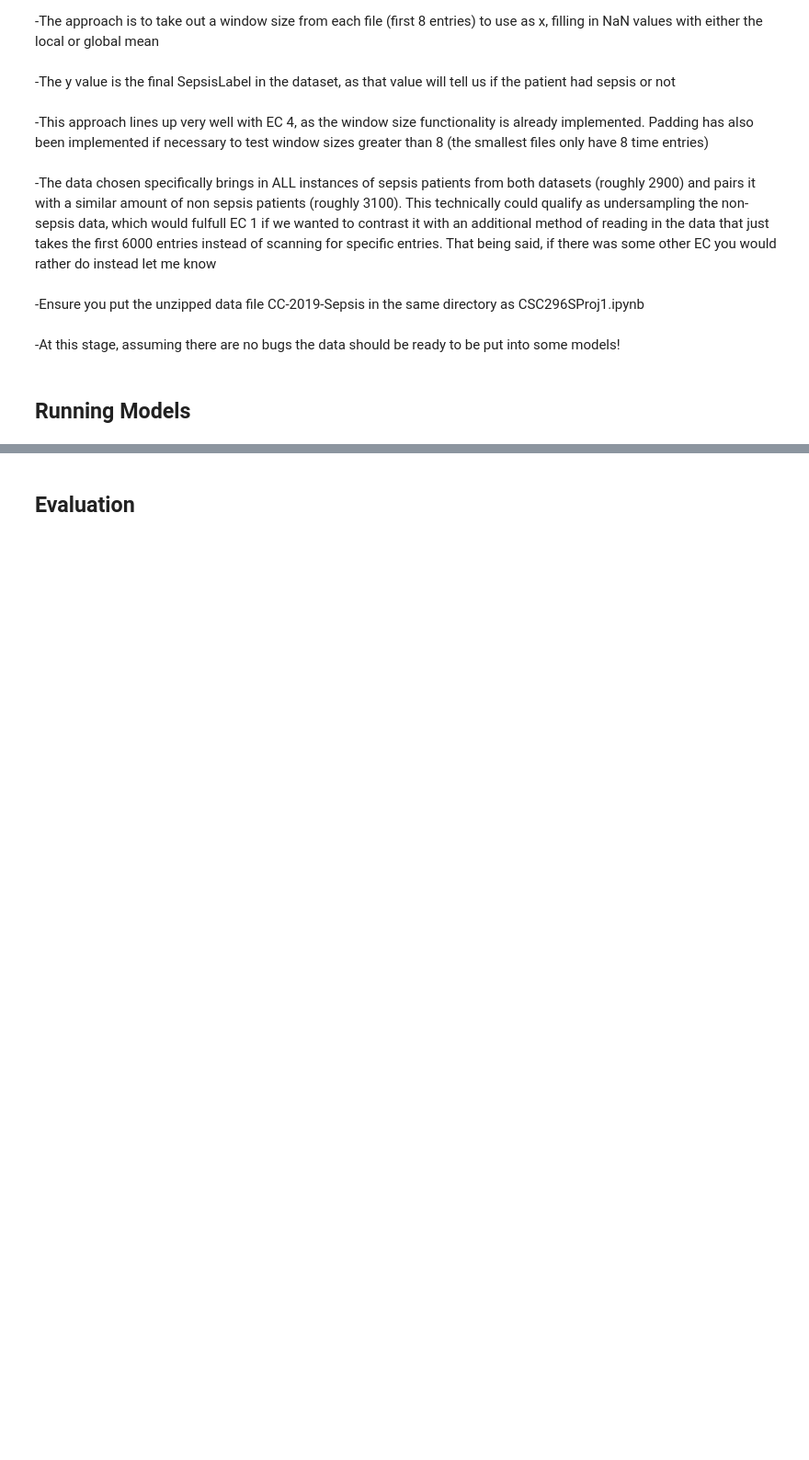
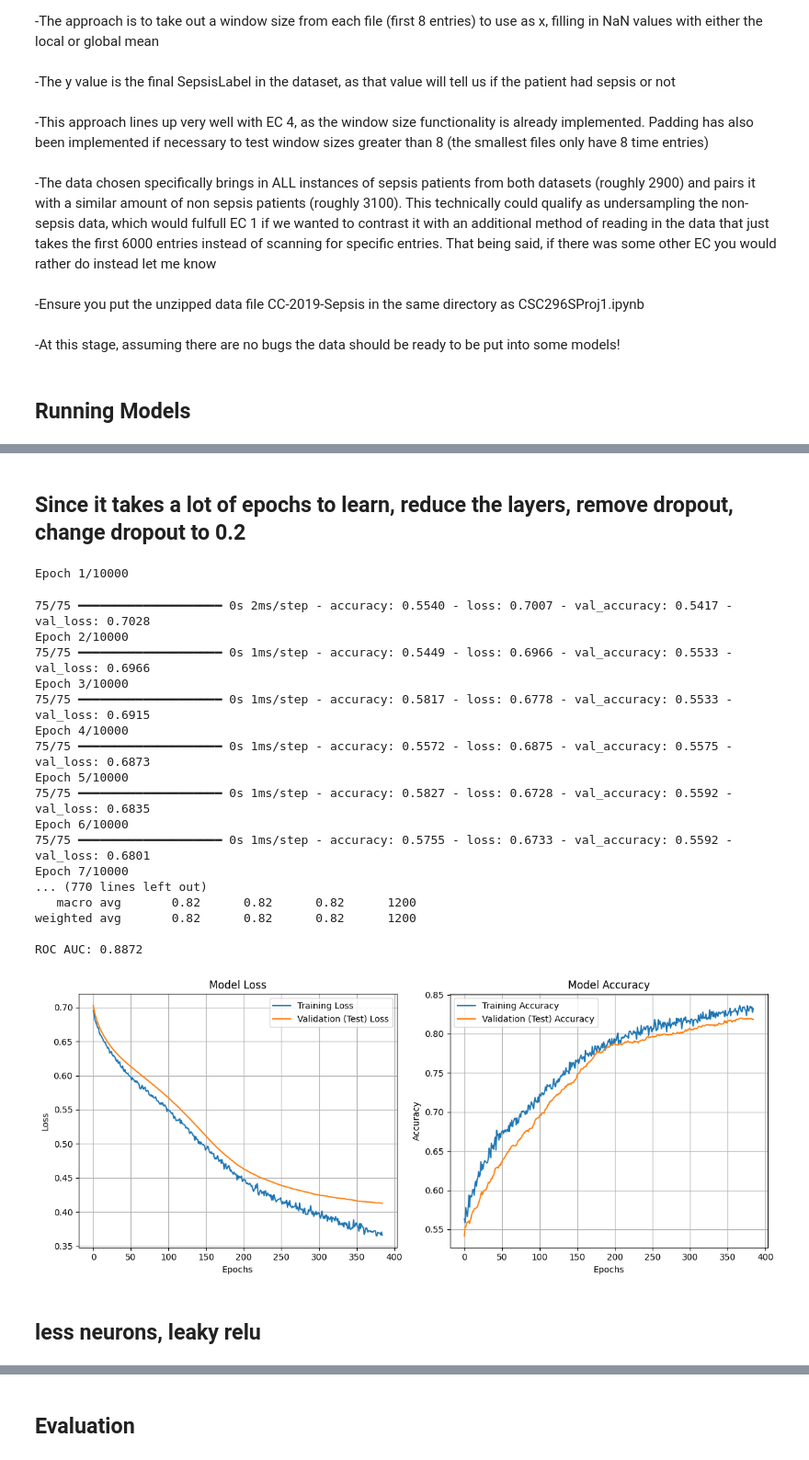
Before and after one commit to ChurchDuck1/SepsisPredictionModel, a Jupyter notebook: CSC296SProj1.ipynb, the cells around one changed output, grey strips where cells are left out. Shown at 92% size. Drawn from its saved outputs; the diff is of its cells as text; code cells hidden in the pictures; blank space fills up the shorter version.

```diff
--- a/CSC296SProj1.ipynb
+++ b/CSC296SProj1.ipynb
@@ -358,0 +366,80 @@ ROC AUC: 0.8774
+# %% [markdown]
+## Since it takes a lot of epochs to learn, reduce the layers, remove dropout, change dropout to 0.2
+# %%
+checkpointer = ModelCheckpoint("model_less_layer_fcn-best_weights.keras", verbose=0, save_best_only=True)
+best_val_loss = float('inf')
+best_model = None
+
+
+model = Sequential()
+model.add(Dense(64, input_dim=x_train.shape[1], activation='relu'))
+model.add(Dropout(0.2))
+model.add(Dense(32, activation='relu'))
+model.add(Dense(16, activation='relu'))
+model.add(Dense(1, activation='sigmoid'))
+model.compile(loss='binary_crossentropy', optimizer=SGD(learning_rate=0.001, momentum=0.01), metrics=['accuracy'])
+monitor = EarlyStopping(monitor='val_loss', min_delta=1e-3, patience=10, verbose=2, mode='min', restore_best_weights=True)
+history = model.fit(x_train, y_train, validation_data=(x_test, y_test), batch_size=64, callbacks=[monitor, checkpointer], verbose=1, epochs=10000)
+
+#track best model across runs by val loss
+val_loss = min(history.history['val_loss'])
+print(f"  Run val loss: {val_loss:.4f}")
+if val_loss < best_val_loss:
+    best_val_loss = val_loss
+    best_model = model
+    print(f"  New best model (val loss: {best_val_loss:.4f})")
+
+#evaluation
+print("\n--- Final Evaluation on Test Set ---")
+y_pred_prob = best_model.predict(x_test)
+y_pred = (y_pred_prob >= 0.5).astype(int).flatten()
+print(classification_report(y_test, y_pred, target_names=['No Sepsis', 'Sepsis']))
+print(f"ROC AUC: {roc_auc_score(y_test, y_pred_prob):.4f}")
+
+
+plt.figure(figsize=(12, 5))
+
+# Loss Plot
+plt.subplot(1, 2, 1)
+plt.plot(history.history['loss'], label='Training Loss')
+plt.plot(history.history['val_loss'], label='Validation (Test) Loss')
+plt.title('Model Loss')
+plt.xlabel('Epochs')
+plt.ylabel('Loss')
+plt.legend()
+plt.grid(True)
+
+# Accuracy Plot
+plt.subplot(1, 2, 2)
+plt.plot(history.history['accuracy'], label='Training Accuracy')
+plt.plot(history.history['val_accuracy'], label='Validation (Test) Accuracy')
+plt.title('Model Accuracy')
+plt.xlabel('Epochs')
+plt.ylabel('Accuracy')
+plt.legend()
+plt.grid(True)
+
+plt.tight_layout()
+plt.show()
+# %% [output]
+Epoch 1/10000
+75/75 ━━━━━━━━━━━━━━━━━━━━ 0s 2ms/step - accuracy: 0.5540 - loss: 0.7007 - val_accuracy: 0.5417 - val_loss: 0.7028
+Epoch 2/10000
+75/75 ━━━━━━━━━━━━━━━━━━━━ 0s 1ms/step - accuracy: 0.5449 - loss: 0.6966 - val_accuracy: 0.5533 - val_loss: 0.6966
+Epoch 3/10000
+75/75 ━━━━━━━━━━━━━━━━━━━━ 0s 1ms/step - accuracy: 0.5817 - loss: 0.6778 - val_accuracy: 0.5533 - val_loss: 0.6915
+Epoch 4/10000
+75/75 ━━━━━━━━━━━━━━━━━━━━ 0s 1ms/step - accuracy: 0.5572 - loss: 0.6875 - val_accuracy: 0.5575 - val_loss: 0.6873
+Epoch 5/10000
+75/75 ━━━━━━━━━━━━━━━━━━━━ 0s 1ms/step - accuracy: 0.5827 - loss: 0.6728 - val_accuracy: 0.5592 - val_loss: 0.6835
+Epoch 6/10000
+75/75 ━━━━━━━━━━━━━━━━━━━━ 0s 1ms/step - accuracy: 0.5755 - loss: 0.6733 - val_accuracy: 0.5592 - val_loss: 0.6801
+Epoch 7/10000
+... (770 lines left out)
+   macro avg       0.82      0.82      0.82      1200
+weighted avg       0.82      0.82      0.82      1200
+
+ROC AUC: 0.8872
+[figure, added]
+# %% [markdown]
+## less neurons, leaky relu
```
Also changed, not shown: parts of 20 cells of this notebook, 9 other files.
